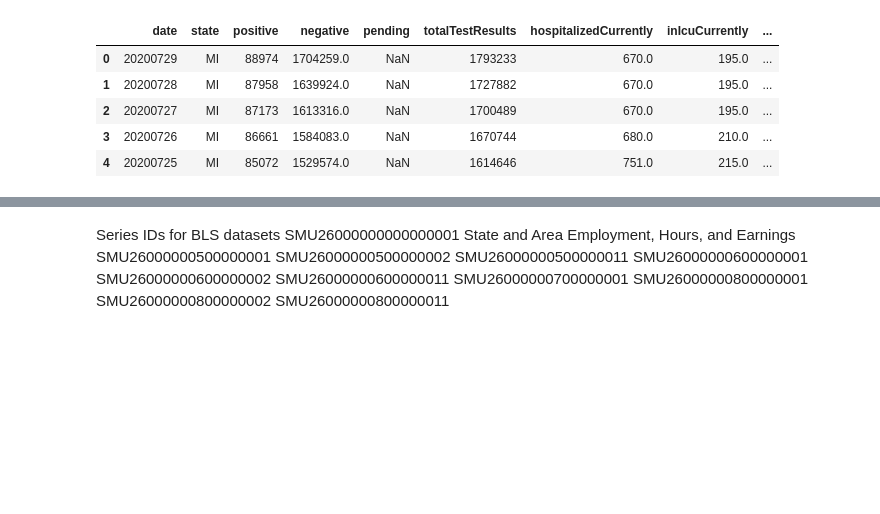
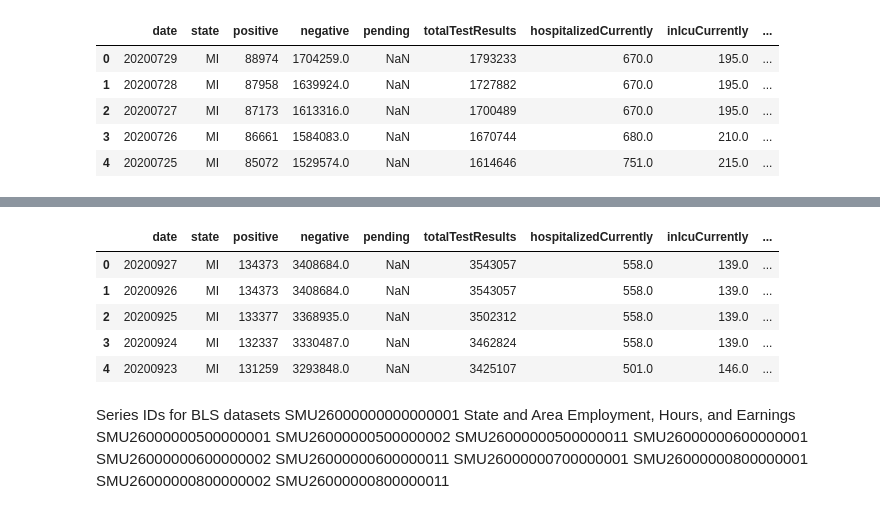
Before and after one commit to KevinKillman/Michigans_Economy_and_Covid, a Jupyter notebook: Kevin/project_1_code.ipynb, the cells around one changed output, grey strips where cells are left out. Cells and saved outputs as stored; diff of their text form; code cells hidden in the pictures; blank space fills up the shorter version.

```diff
--- a/Kevin/project_1_code.ipynb
+++ b/Kevin/project_1_code.ipynb
@@ -155,3 +173,12 @@ dol_emp_df
+# %%
+covid_df.head()
+# %% [output]
+|  | date | state | positive | negative | pending | totalTestResults | hospitalizedCurrently | inIcuCurrently | ... |
+| 0 | 20200927 | MI | 134373 | 3408684.0 | NaN | 3543057 | 558.0 | 139.0 | ... |
+| 1 | 20200926 | MI | 134373 | 3408684.0 | NaN | 3543057 | 558.0 | 139.0 | ... |
+| 2 | 20200925 | MI | 133377 | 3368935.0 | NaN | 3502312 | 558.0 | 139.0 | ... |
+| 3 | 20200924 | MI | 132337 | 3330487.0 | NaN | 3462824 | 558.0 | 139.0 | ... |
+| 4 | 20200923 | MI | 131259 | 3293848.0 | NaN | 3425107 | 501.0 | 146.0 | ... |
 # %% [markdown]
 Series IDs for BLS datasets
 SMU26000000000000001 State and Area Employment, Hours, and Earnings
```
Also changed, not shown: parts of 9 cells of this notebook.
